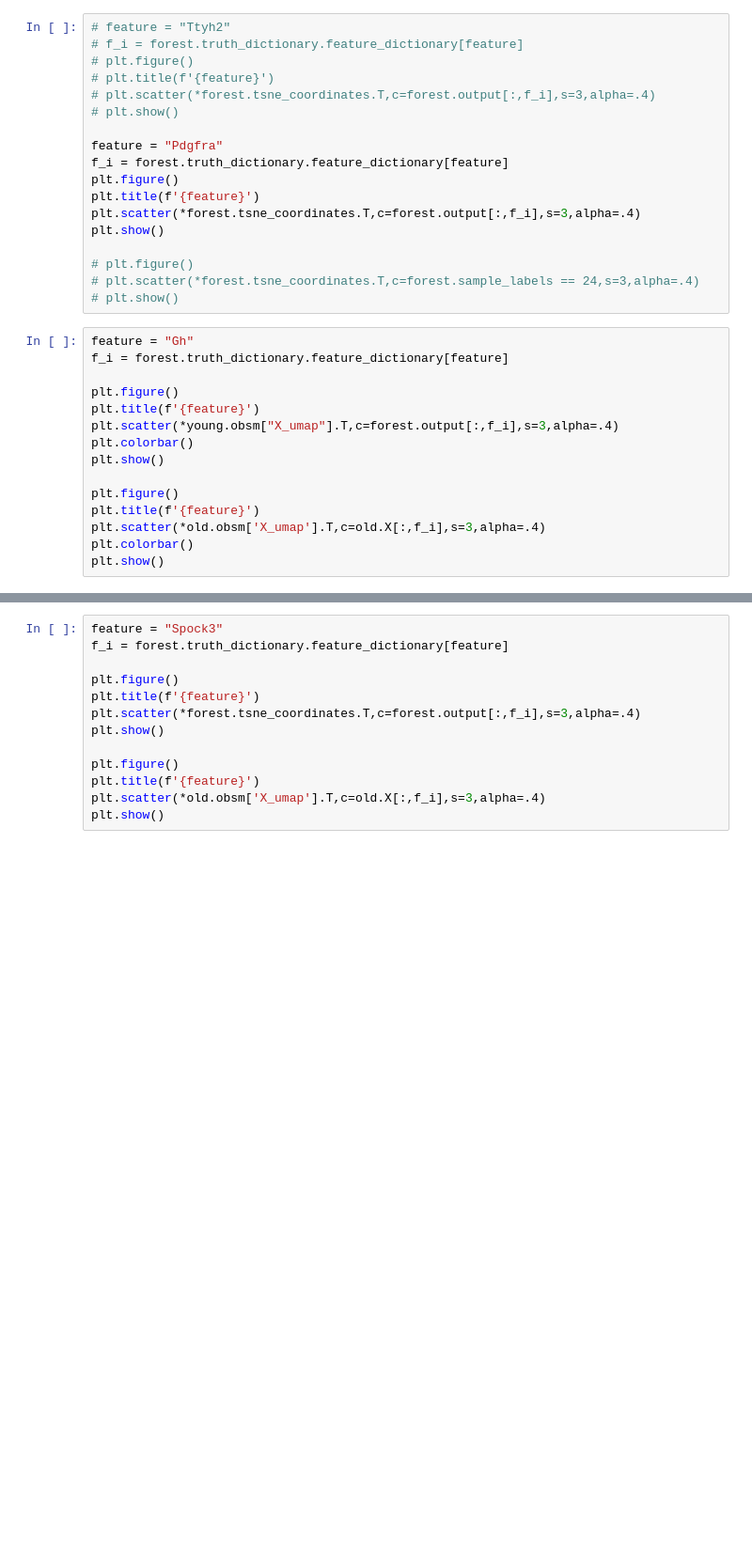
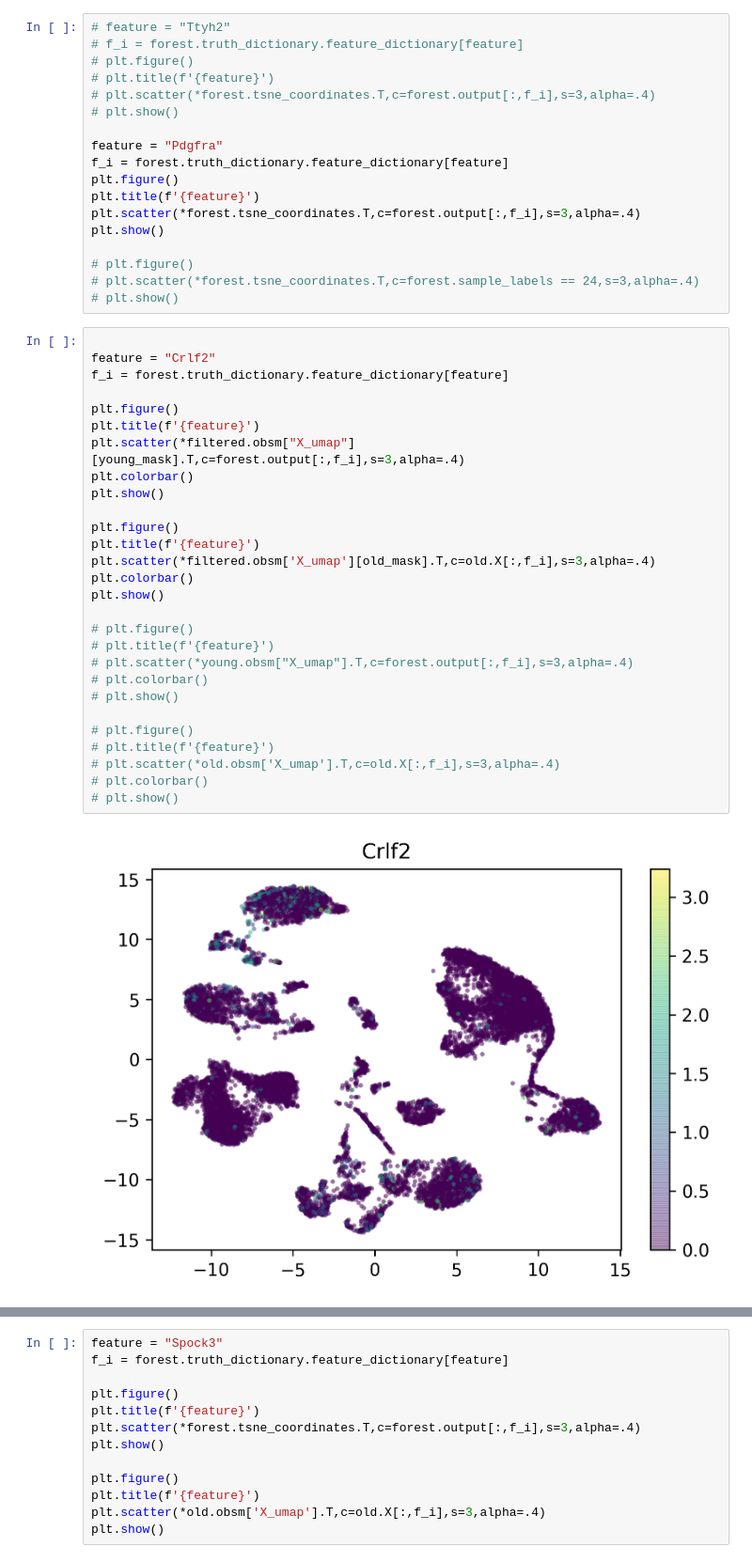
Before and after one commit to bbrener1/rusty_forest_v3, a Jupyter notebook: work/scanpy_aging_brain_2.ipynb, the cells around one changed output, grey strips where cells are left out. Shown at 94% size. Saved outputs shown, nothing was run; the diff lists cells and outputs as text; blank space fills up the shorter version.

```diff
--- a/work/scanpy_aging_brain_2.ipynb
+++ b/work/scanpy_aging_brain_2.ipynb
@@ -804,17 +895,32 @@ plt.show()
 # plt.scatter(*forest.tsne_coordinates.T,c=forest.sample_labels == 24,s=3,alpha=.4)
 # plt.show()
 # %%
-feature = "Gh"
+
+feature = "Crlf2"
 f_i = forest.truth_dictionary.feature_dictionary[feature]
 
 plt.figure()
 plt.title(f'{feature}')
-plt.scatter(*young.obsm["X_umap"].T,c=forest.output[:,f_i],s=3,alpha=.4)
+plt.scatter(*filtered.obsm["X_umap"][young_mask].T,c=forest.output[:,f_i],s=3,alpha=.4)
 plt.colorbar()
 plt.show()
 
 plt.figure()
 plt.title(f'{feature}')
-plt.scatter(*old.obsm['X_umap'].T,c=old.X[:,f_i],s=3,alpha=.4)
+plt.scatter(*filtered.obsm['X_umap'][old_mask].T,c=old.X[:,f_i],s=3,alpha=.4)
 plt.colorbar()
 plt.show()
+
+# plt.figure()
+# plt.title(f'{feature}')
+# plt.scatter(*young.obsm["X_umap"].T,c=forest.output[:,f_i],s=3,alpha=.4)
+# plt.colorbar()
+# plt.show()
+
+# plt.figure()
+# plt.title(f'{feature}')
+# plt.scatter(*old.obsm['X_umap'].T,c=old.X[:,f_i],s=3,alpha=.4)
+# plt.colorbar()
+# plt.show()
+# %% [output]
+[figure, added]
```
Also changed, not shown: parts of 25 cells of this notebook, 1 other file.
